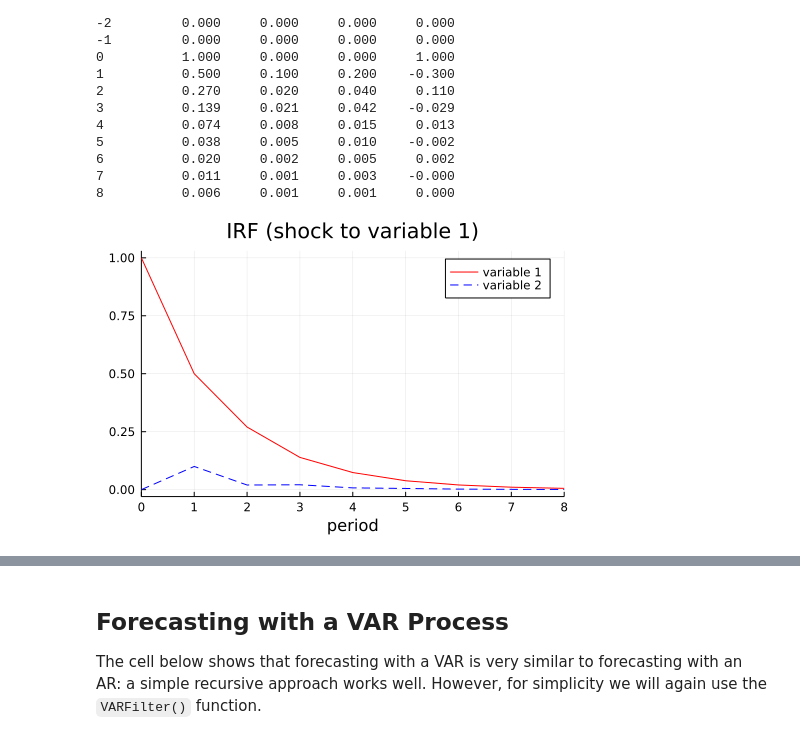
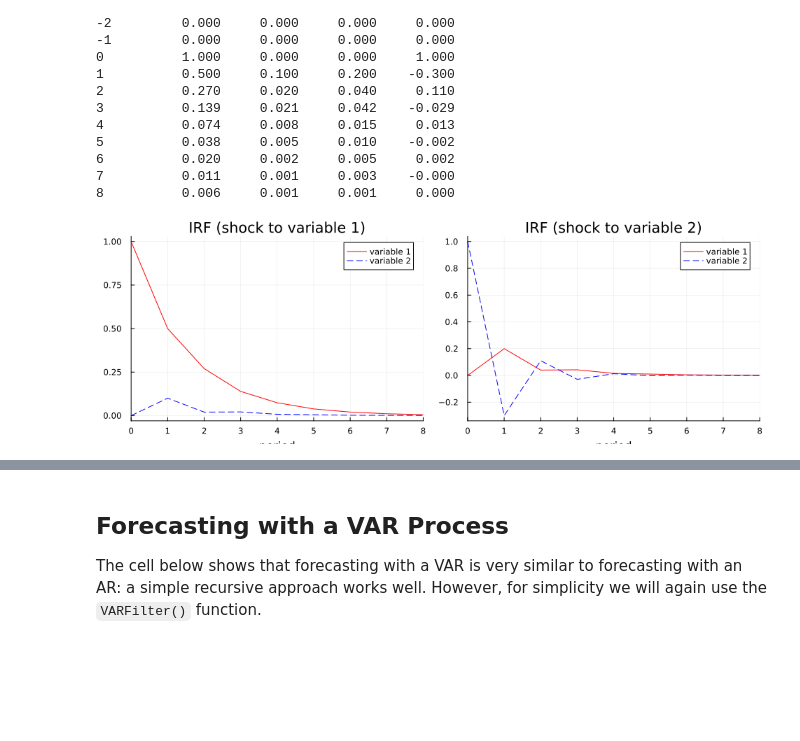
Before and after one commit to PaulSoderlind/FinancialEconometrics, a Jupyter notebook: Ch13_TimeSeries.ipynb, the cells around one changed output, grey strips where cells are left out. Saved outputs shown, nothing was run; the diff lists cells and outputs as text; code cells hidden in the pictures; blank space fills up the shorter version.

```diff
--- a/Ch13_TimeSeries.ipynb
+++ b/Ch13_TimeSeries.ipynb
@@ -496,12 +501,23 @@ period    ϵ1->y1    ϵ1->y2    ϵ2->y1    ϵ2->y2
 # %%
 p1 = plot( period,IR_ϵ1,   #to traditional indices
            label = ["variable 1" "variable 2"],
            linecolor = [:red :blue],
            linestyle = [:solid :dash],
            xticks = period,
            xlims = (0,8),       #period 0 and onwards
            xlabel = "period",
            title = "IRF (shock to variable 1)" )
-display(p1)
+
+p2 = plot( period,IR_ϵ2,
+           label = ["variable 1" "variable 2"],
+           linecolor = [:red :blue],
+           linestyle = [:solid :dash],
+           xticks = period,
+           xlims = (0,8),
+           xlabel = "period",
+           title = "IRF (shock to variable 2)" )
+
+p = plot(p1,p2,layout=(1,2),size=(480*2,320))
+display(p)
 # %% [output]
-[figure, old version]
+[figure, new version]
```
Also changed, not shown: parts of 24 cells of this notebook.
